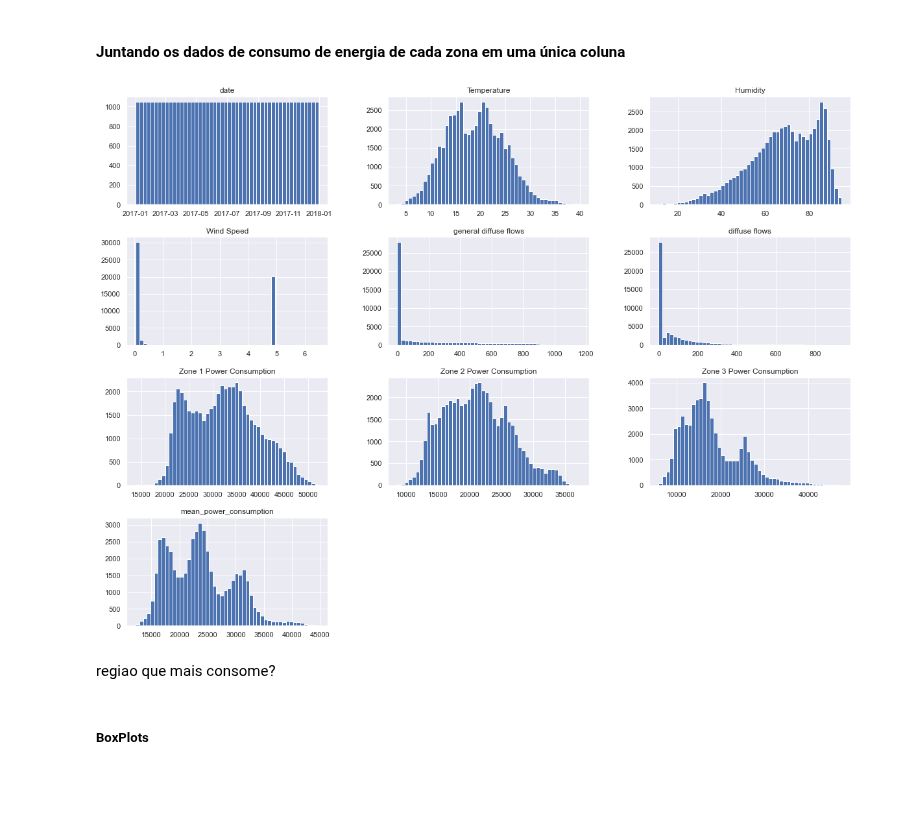
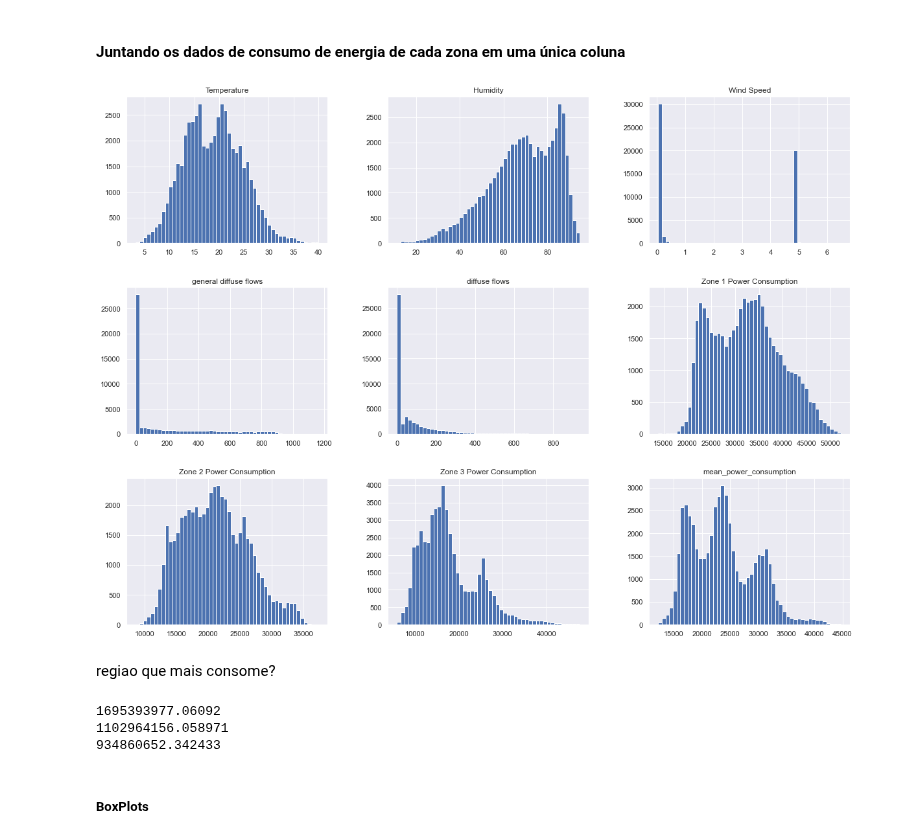
Before and after one commit to Levis33/inf1038-machine-learning, a Jupyter notebook: Trabalho 1.5/regressao.ipynb, the cells around one changed output. Saved outputs shown, nothing was run; the diff lists cells and outputs as text; code cells hidden in the pictures; blank space fills up the shorter version.

```diff
--- a/Trabalho 1.5/regressao.ipynb
+++ b/Trabalho 1.5/regressao.ipynb
@@ -100,12 +102,20 @@ Name: date, Length: 52416, dtype: datetime64[ns]
 df['mean_power_consumption'] = df[['Zone 1 Power Consumption', 'Zone 2 Power Consumption', 'Zone 3 Power Consumption']].mean(axis=1)
 # %%
 import matplotlib.pyplot as plt
-df.hist(bins=50, figsize=(20,15))
+df.hist(column=["Temperature", "Humidity", "Wind Speed", "general diffuse flows", "diffuse flows", "Zone 1 Power Consumption", "Zone 2 Power Consumption", "Zone 3 Power Consumption","mean_power_consumption"], bins=50, figsize=(20,15))
 plt.show()
 # %% [output]
-[figure, old version]
+[figure, new version]
 # %% [markdown]
 regiao que mais consome?
+# %%
+print(df['Zone 1 Power Consumption'].sum())
+print(df['Zone 2 Power Consumption'].sum())
+print(df['Zone 3 Power Consumption'].sum())
+# %% [output]
+1695393977.06092
+1102964156.058971
+934860652.342433
 # %% [markdown]
 ##### BoxPlots
 # %%
```
Also changed, not shown: parts of 10 cells of this notebook.
